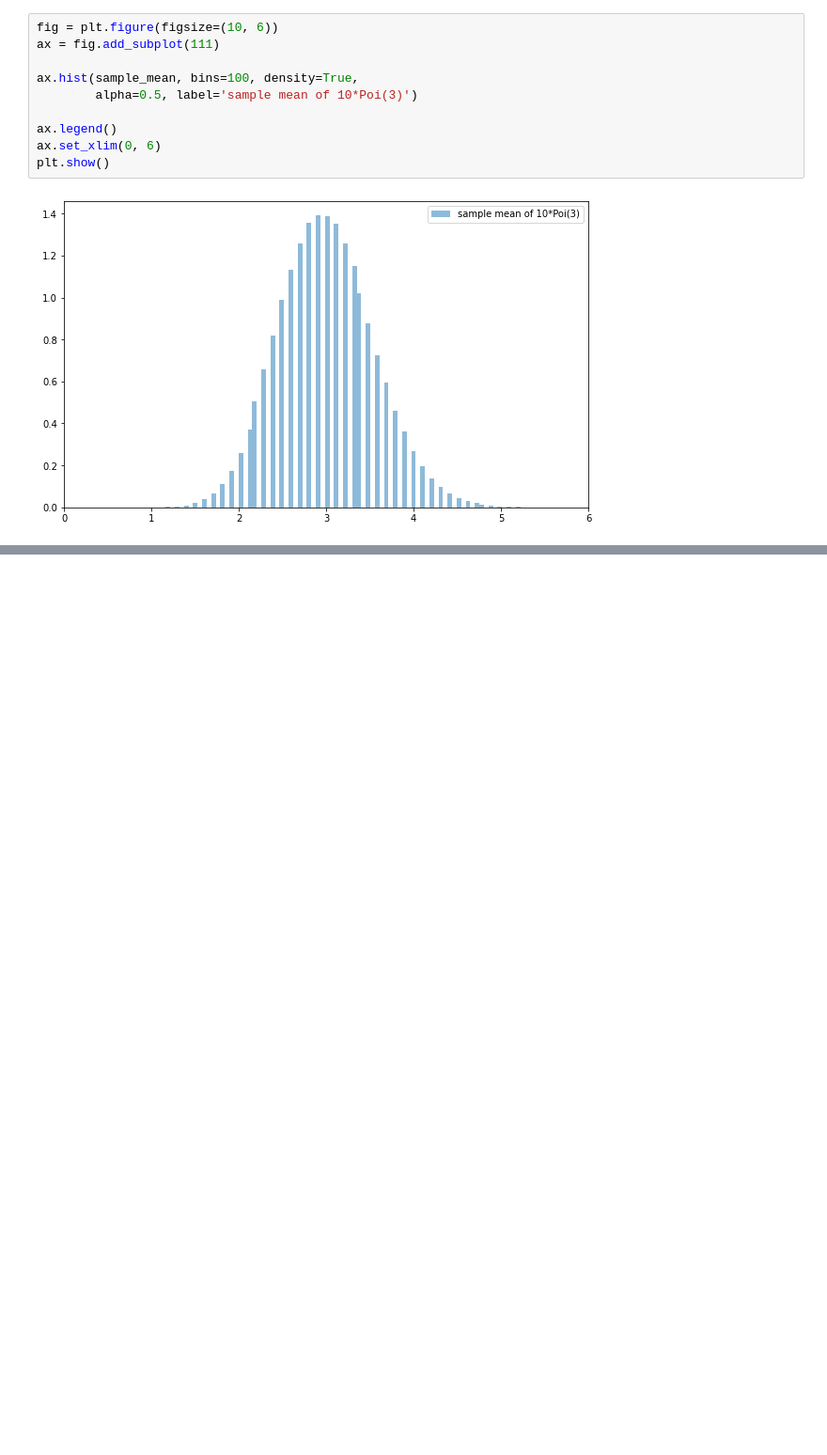
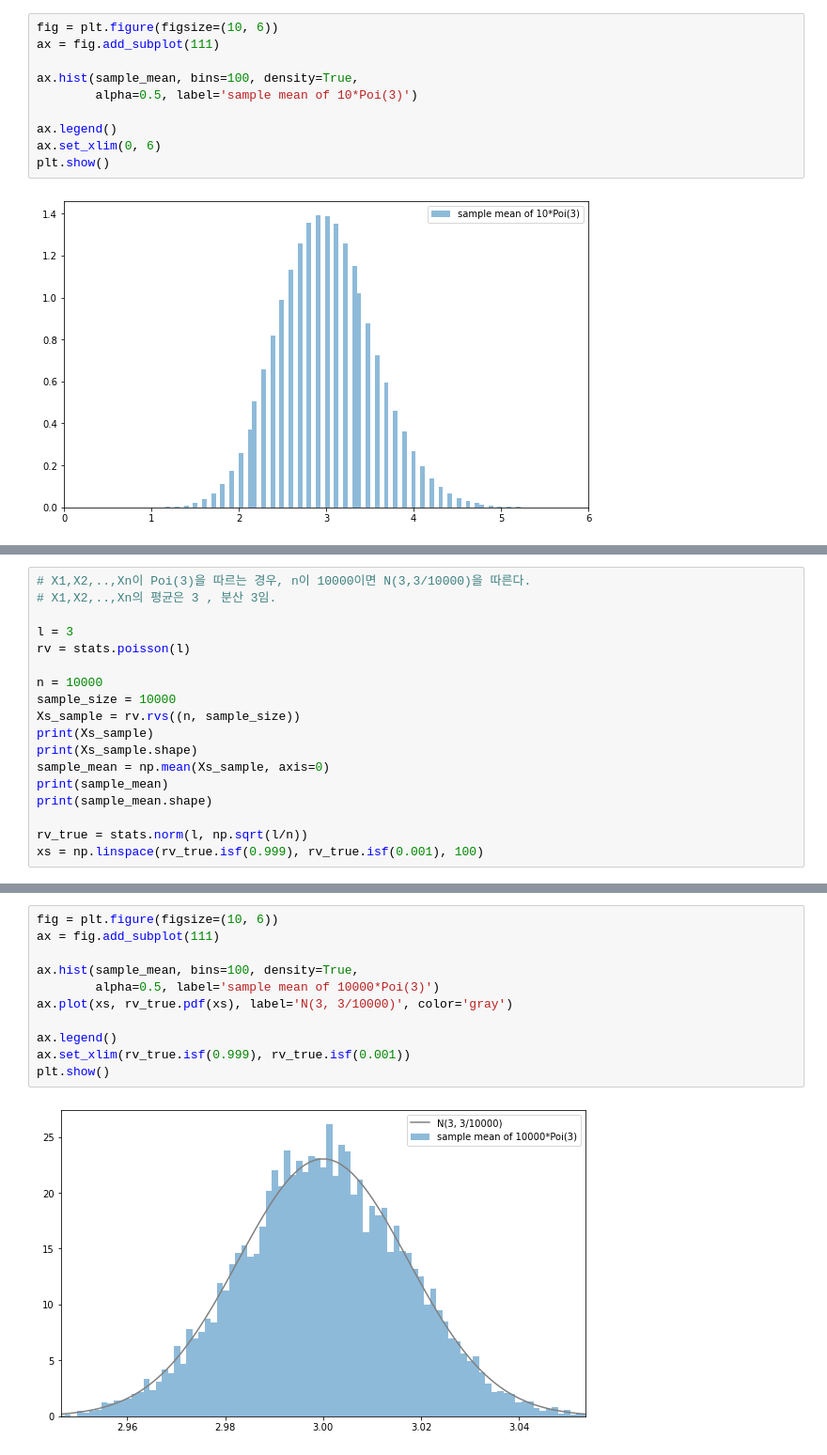
Before and after one commit to wousikchoi16/statpython, a Jupyter notebook: Ch09_독립동일분포.ipynb, the cells around one changed output, grey strips where cells are left out. Shown at 94% size. Drawn from its saved outputs; the diff is of its cells as text; blank space fills up the shorter version.

```diff
--- a/Ch09_독립동일분포.ipynb
+++ b/Ch09_독립동일분포.ipynb
@@ -315,0 +322,18 @@ plt.show()
+# %%
+# X1,X2,..,Xn이 Poi(3)을 따르는 경우, n이 10000이면 N(3,3/10000)을 따른다.
+# X1,X2,..,Xn의 평균은 3 , 분산 3임.
+
+l = 3
+rv = stats.poisson(l)
+
+n = 10000
+sample_size = 10000
+Xs_sample = rv.rvs((n, sample_size))
+print(Xs_sample)
+print(Xs_sample.shape)
+sample_mean = np.mean(Xs_sample, axis=0)
+print(sample_mean)
+print(sample_mean.shape)
+
+rv_true = stats.norm(l, np.sqrt(l/n))
+xs = np.linspace(rv_true.isf(0.999), rv_true.isf(0.001), 100)
@@ -315,0 +351,13 @@ plt.show()
+# %%
+fig = plt.figure(figsize=(10, 6))
+ax = fig.add_subplot(111)
+
+ax.hist(sample_mean, bins=100, density=True,
+        alpha=0.5, label='sample mean of 10000*Poi(3)')
+ax.plot(xs, rv_true.pdf(xs), label='N(3, 3/10000)', color='gray')
+
+ax.legend()
+ax.set_xlim(rv_true.isf(0.999), rv_true.isf(0.001))
+plt.show()
+# %% [output]
+[figure, added]
```
Also changed, not shown: parts of 9 cells of this notebook.
